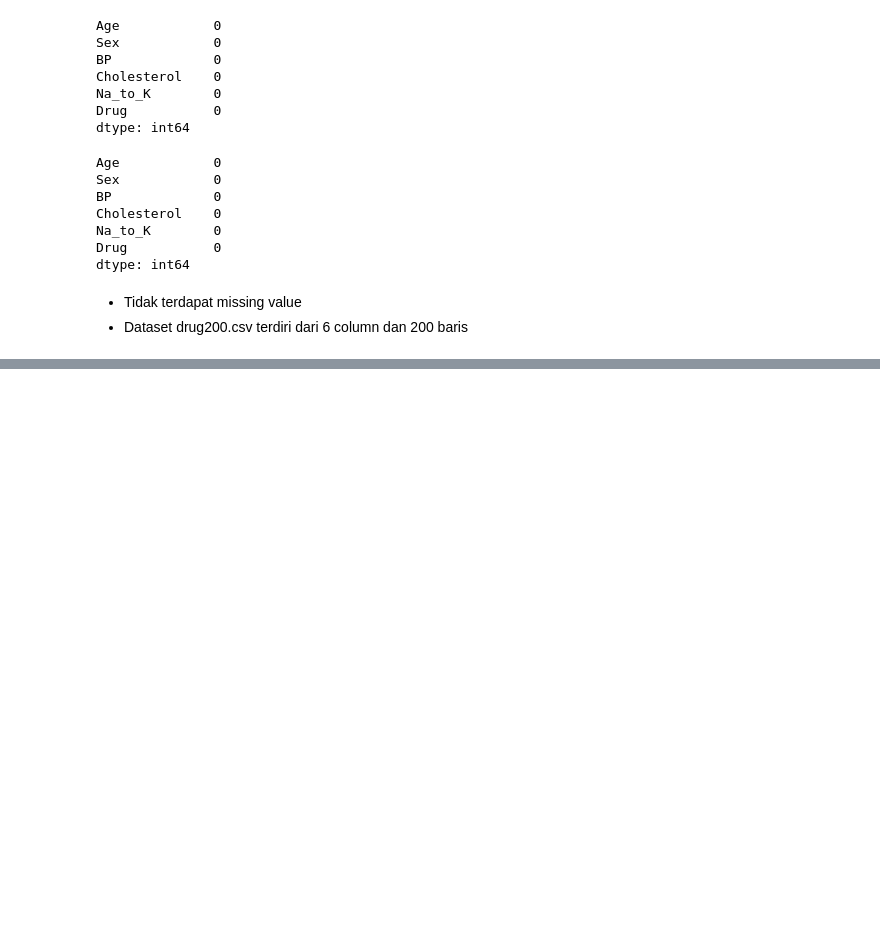
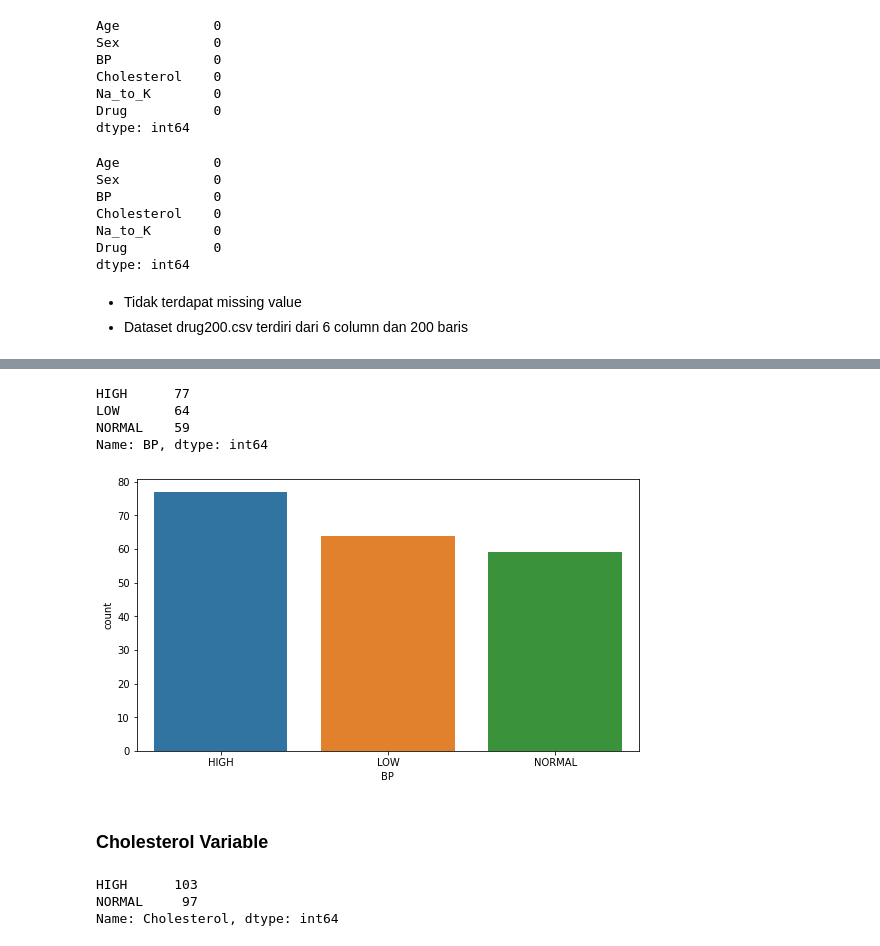
Before and after one commit to elhafizh/ai-drug-prediction, a Jupyter notebook: drug-classification.ipynb, the cells around one changed output, grey strips where cells are left out. Drawn from its saved outputs; the diff is of its cells as text; code cells hidden in the pictures; blank space fills up the shorter version.

```diff
--- a/drug-classification.ipynb
+++ b/drug-classification.ipynb
@@ -52,0 +109,22 @@ dtype: int64
+# %%
+df.BP.value_counts()
+# %% [output]
+HIGH      77
+LOW       64
+NORMAL    59
+Name: BP, dtype: int64
+# %%
+# Blood Pressure Levels (BP) distribution
+plt.figure(figsize = (9,5))
+sns.countplot(df.BP)
+plt.show()
+# %% [output]
+[figure, added]
+# %% [markdown]
+### Cholesterol Variable
+# %%
+df.Cholesterol.value_counts()
+# %% [output]
+HIGH      103
+NORMAL     97
+Name: Cholesterol, dtype: int64
```
Also changed, not shown: parts of 20 cells of this notebook.
